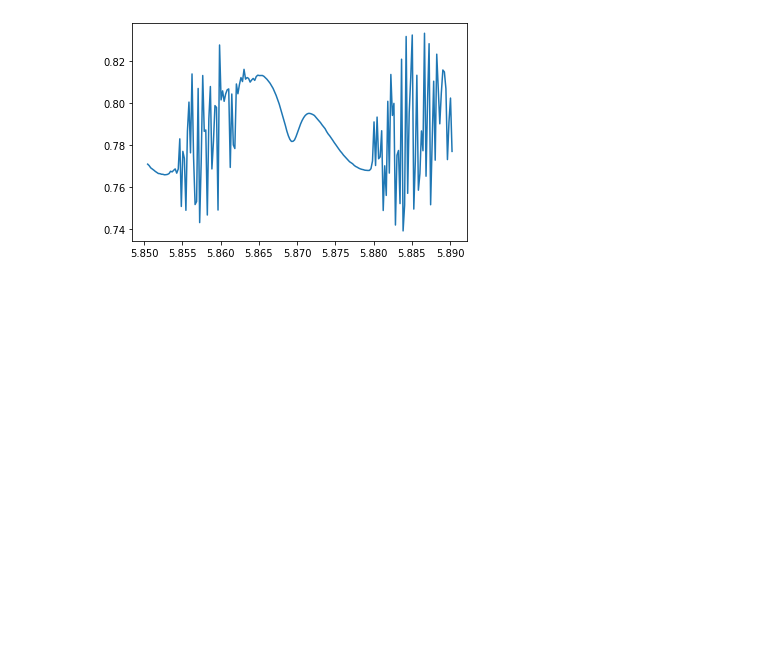
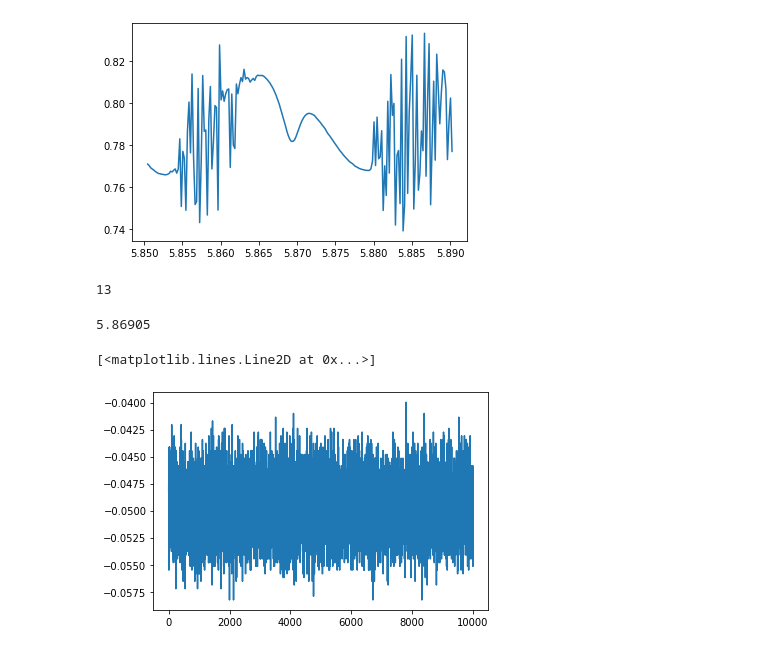
Before and after one commit to biqute/QTLab2122, a Jupyter notebook: SingleIRsource/analysis/analysis.ipynb, the cells around one changed output. Cells and saved outputs as stored; diff of their text form; code cells hidden in the pictures; blank space fills up the shorter version.

```diff
--- a/SingleIRsource/analysis/analysis.ipynb
+++ b/SingleIRsource/analysis/analysis.ipynb
@@ -75,3 +82,24 @@ plt.plot(x, np.arctan((np.array(Q_mean)-1)/(np.array(I_mean)-1)))
 # %% [output]
 [<matplotlib.lines.Line2D at 0x...>]
 [figure]
+# %%
+der_q = np.diff(Q_mean[begin:end])
+max_q = np.argmin(der_q)
+print(max_q)
+# %% [output]
+13
+# %%
+x[13+begin]
+#frequenza ottimale per vedere variare tanto Q, di I non ci importa ora
+# %% [output]
+5.86905
+# %%
+bkg = h5py.File('acq.h5', 'r')
+I = np.array(bkg['i_signal'][0])
+Q = np.array(bkg['q_signal'][0])
+#ref = 5.87045
+x = np.linspace(0,len(I), len(I))
+plt.plot(x,Q)
+# %% [output]
+[<matplotlib.lines.Line2D at 0x...>]
+[figure, added]
```
Also changed, not shown: parts of 8 cells of this notebook, 21 other files.
